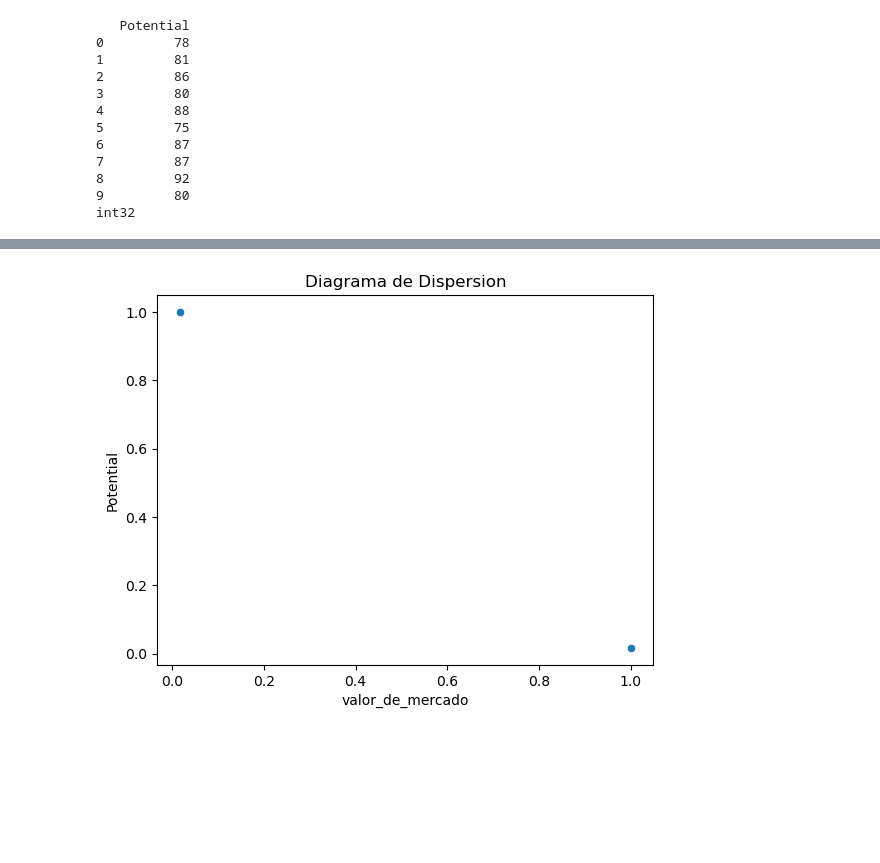
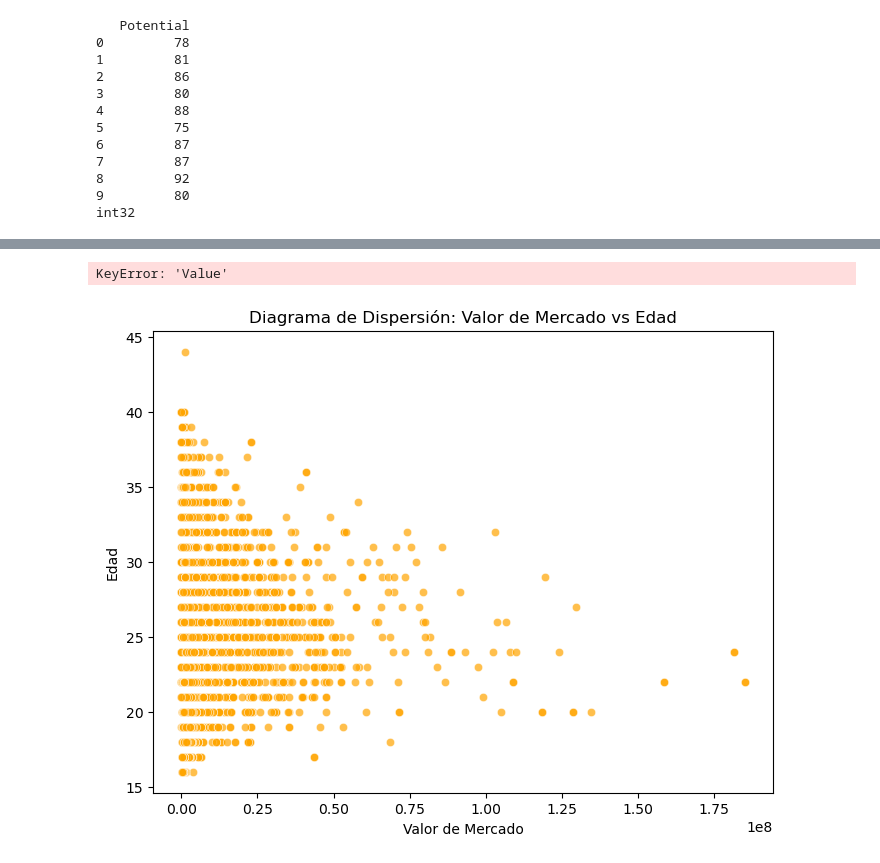
Before and after one commit to javierlara47/TFG, a Jupyter notebook: notebooks/archivo.ipynb, the cells around one changed output, grey strips where cells are left out. Drawn from its saved outputs; the diff is of its cells as text; code cells hidden in the pictures; blank space fills up the shorter version.

```diff
--- a/notebooks/archivo.ipynb
+++ b/notebooks/archivo.ipynb
@@ -437,9 +437,15 @@ plt.show()
-# %%
-#Diagrama de dispersion con Seaborn
-#Este diagrama muestra la relacion entre dos variables. Se puede usar para identificar patrones y tendencias
-
-sns.scatterplot(x='valor_de_mercado', y='Potential',data=df_nuevo.corr())
-plt.title('Diagrama de Dispersion')
-plt.show()
-# %% [output]
-[figure, removed]
+# %%
+df_futbol['Value'] = df_futbol['Value'].astype(str)  # Asegurar que sea texto
+df_futbol['Value'] = df_futbol['Value'].str.replace('€', '').str.replace('M', '').astype(float) * 1e6  # Convertir a número
+# %% [output]
+KeyError: 'Value'
+# %%
+# Crear el diagrama de dispersión correctamente
+plt.figure(figsize=(8,6))
+sns.scatterplot(x='valor_de_mercado', y='Age', data=df_nuevo, alpha=0.7, color='orange')
+plt.title('Diagrama de Dispersión: Valor de Mercado vs Edad')
+plt.xlabel('Valor de Mercado')
+plt.ylabel('Edad')
+plt.show()
+# %% [output]
+[figure, added]
```
Also changed, not shown: parts of 2 cells of this notebook.
